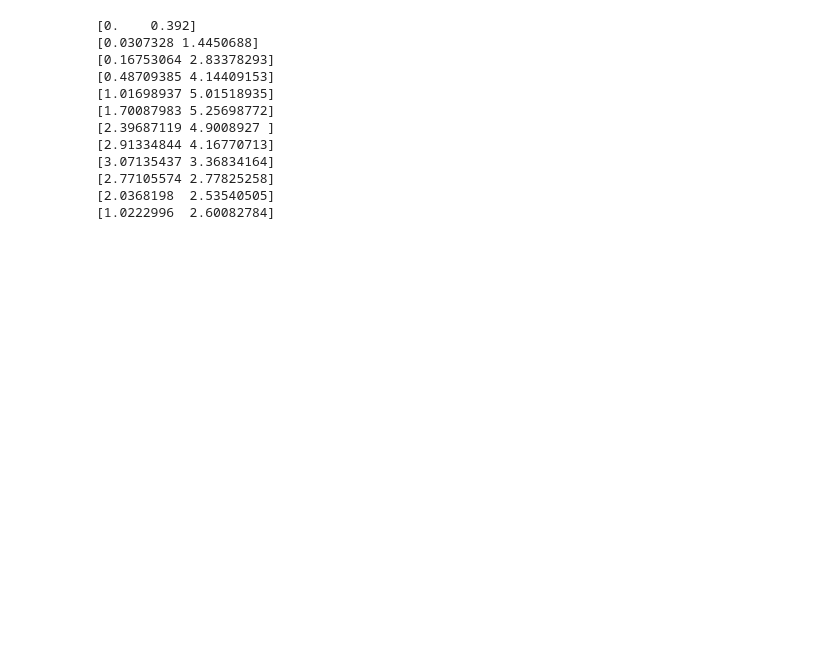
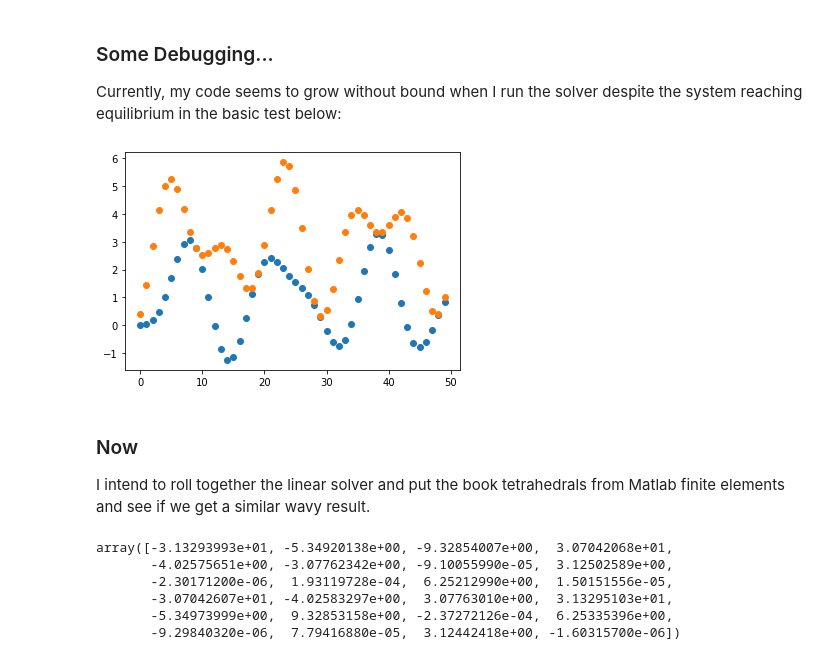
Before and after one commit to jparr721/Phasma, a Jupyter notebook: Prototypes/Linear Tetrahedral FEA.ipynb, the cells around one changed output. Saved outputs shown, nothing was run; the diff lists cells and outputs as text; code cells hidden in the pictures; blank space fills up the shorter version.

```diff
--- a/Prototypes/Linear Tetrahedral FEA.ipynb
+++ b/Prototypes/Linear Tetrahedral FEA.ipynb
@@ -37,25 +68,77 @@ class LinearTetrahedral:
+# %%
+%%markdown
+### Some Debugging...
+Currently, my code seems to grow without bound when I run the solver despite the system reaching equilibrium in the basic test below:
+# %% [output]
+### Some Debugging...
+Currently, my code seems to grow without bound when I run the solver despite the system reaching equilibrium in the basic test below:
 # %%
 init_disp = np.array([0, 0])
 init_R = np.array([0, 10])
 k = np.array([[6, -2], [-2, 4]])
 m = np.array([[2, 0], [0, 1]])
 cd = CentralDifference(0.28, init_disp, init_R, k, m)
 
 U = np.array([0, 0])
 R = np.array([0, 10])
-for i in range(12):
+results = []
+n = 50
+for i in range(n):
     U = cd.solve(U, R)
-    print(U)
+    results.append(U)
+
+x = [i for i in range(n)]
+
+results = np.array(results)
+plt.scatter(x, results[:, 0])
+plt.scatter(x, results[:, 1])
+plt.show()
 # %% [output]
-[0.    0.392]
-[0.0307328 1.4450688]
-[0.16753064 2.83378293]
-[0.48709385 4.14409153]
-[1.01698937 5.01518935]
-[1.70087983 5.25698772]
-[2.39687119 4.9008927 ]
-[2.91334844 4.16770713]
-[3.07135437 3.36834164]
-[2.77105574 2.77825258]
-[2.0368198  2.53540505]
-[1.0222996  2.60082784]
+[figure, added]
+# %%
+%%markdown
+### Now
+I intend to roll together the linear solver and put the book tetrahedrals from Matlab finite elements and see if we get a similar wavy result.
+# %% [output]
+### Now
+I intend to roll together the linear solver and put the book tetrahedrals from Matlab finite elements and see if we get a similar wavy result.
+# %%
+U = np.zeros(24)
+R = np.zeros(24)
+m = np.identity(24)
+cd = CentralDifference(1e-4, U, R, global_stiffness, m)
+U = np.array([0,
+           0,
+           0,
+           0,
+           0,
+           0,
+-3.49318e-09,
+ 6.08193e-06,
+ 9.03333e-08,
+-1.27004e-07,
+ 6.07812e-06,
+ 5.55053e-08,
+           0,
+           0,
+           0,
+           0,
+           0,
+           0,
+ 1.27024e-07,
+ 6.07813e-06,
+ -5.5515e-08,
+ 3.51326e-09,
+ 6.08193e-06,
+-9.03431e-08,
+])
+
+R = solve_linear_tetrahedral(U)
+R
+# %% [output]
+array([-3.13293993e+01, -5.34920138e+00, -9.32854007e+00,  3.07042068e+01,
+       -4.02575651e+00, -3.07762342e+00, -9.10055990e-05,  3.12502589e+00,
+       -2.30171200e-06,  1.93119728e-04,  6.25212990e+00,  1.50151556e-05,
+       -3.07042607e+01, -4.02583297e+00,  3.07763010e+00,  3.13295103e+01,
+       -5.34973999e+00,  9.32853158e+00, -2.37272126e-04,  6.25335396e+00,
+       -9.29840320e-06,  7.79416880e-05,  3.12442418e+00, -1.60315700e-06])
```
Also changed, not shown: parts of 4 cells of this notebook.
